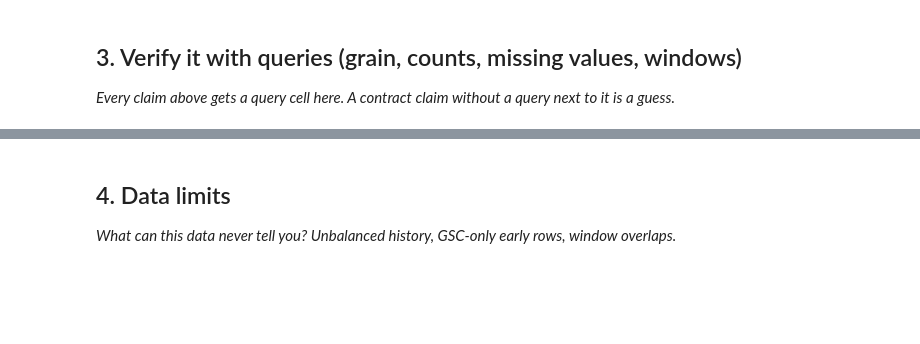
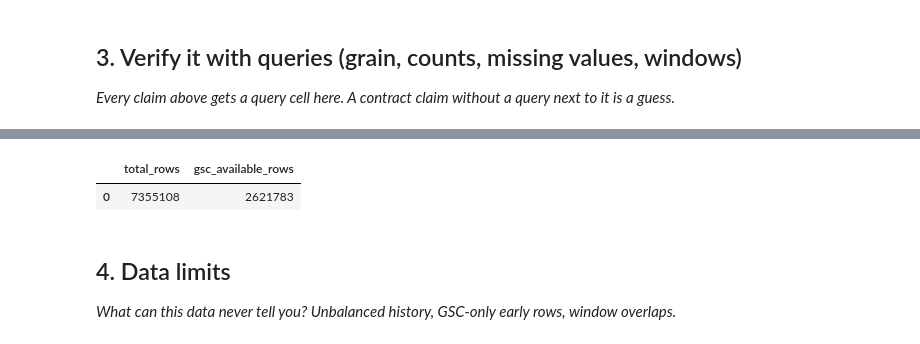
Before and after one commit to Ramy99999999/Flyrank-machine-learning-internship, a Jupyter notebook: work/notebooks/w03_data_contract.ipynb, the cells around one changed output, grey strips where cells are left out. Saved outputs shown, nothing was run; the diff lists cells and outputs as text; code cells hidden in the pictures; blank space fills up the shorter version.

```diff
--- a/work/notebooks/w03_data_contract.ipynb
+++ b/work/notebooks/w03_data_contract.ipynb
@@ -30,3 +121,15 @@ This skeleton is yours to fill. Work the sections **in order** — each one has
+# %%
+availability_check = con.execute(f"""
+SELECT
+    COUNT(*) AS total_rows,
+    COUNT(*) FILTER (WHERE gsc_data_available IS TRUE) AS gsc_available_rows
+FROM {FEB}
+""").df()
+
+availability_check
+# %% [output]
+|  | total_rows | gsc_available_rows |
+| 0 | 7355108 | 2621783 |
 # %% [markdown]
 ## 4. Data limits
 
```
Also changed, not shown: parts of 7 cells of this notebook.
